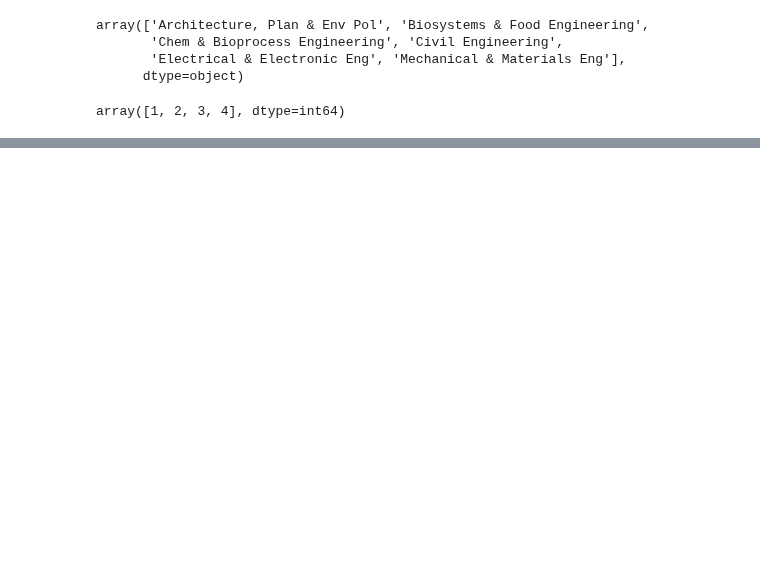
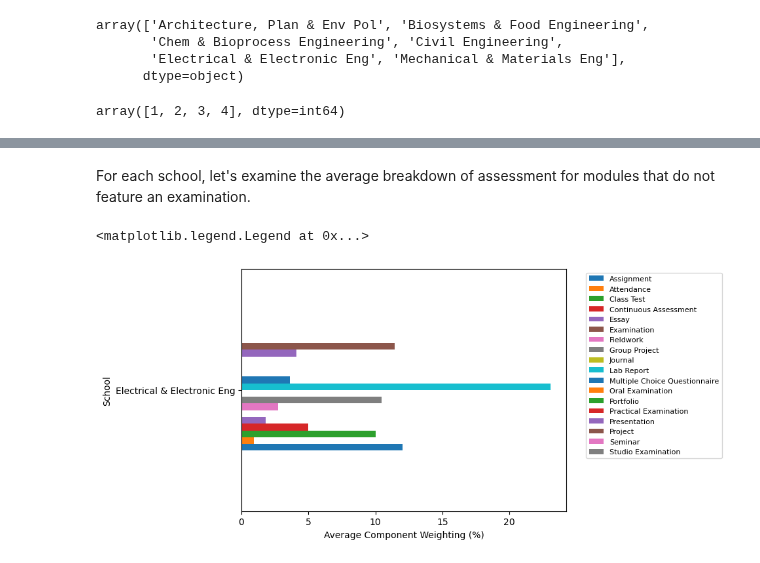
Before and after one commit to CathaloFaolain/ChatGPTAssessment, a Jupyter notebook: Exploration No Exam Modules.ipynb, the cells around one changed output, grey strips where cells are left out. Drawn from its saved outputs; the diff is of its cells as text; code cells hidden in the pictures; blank space fills up the shorter version.

```diff
--- a/Exploration No Exam Modules.ipynb
+++ b/Exploration No Exam Modules.ipynb
@@ -240,0 +428,9 @@ thesis
+# %% [markdown]
+For each school, let's examine the average breakdown of assessment for modules that do not feature an examination.
+# %%
+ax = sch_avg_no_exam[sch_avg_no_exam.index =="Electrical & Electronic Eng"].plot.barh(xlabel = "Average Component Weighting (%)")
+ax.legend(bbox_to_anchor=(1.05, 1.0), loc='upper left', fontsize = 8)
+#ax.savefig("e+e_no_exam.png", dpi=600)
+# %% [output]
+<matplotlib.legend.Legend at 0x...>
+[figure, added]
```
Also changed, not shown: parts of 19 cells of this notebook, 1 other file.
